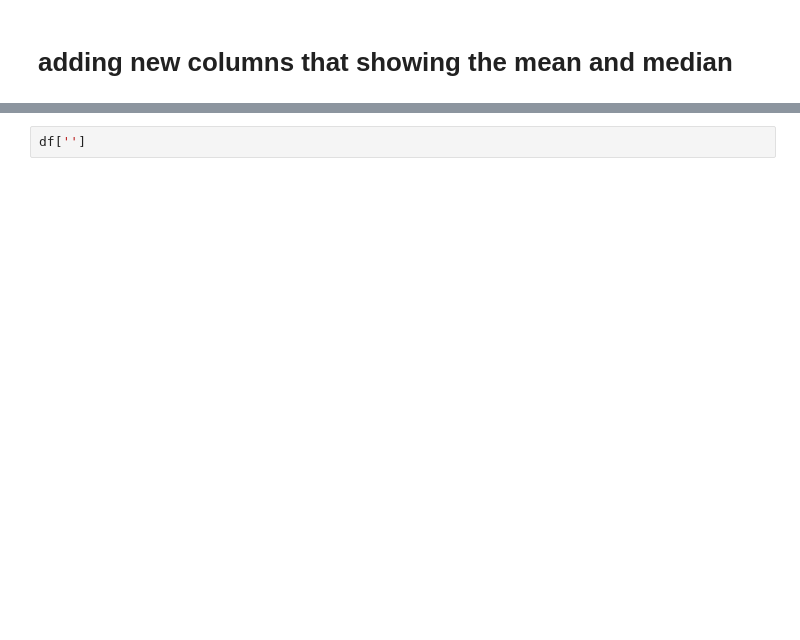
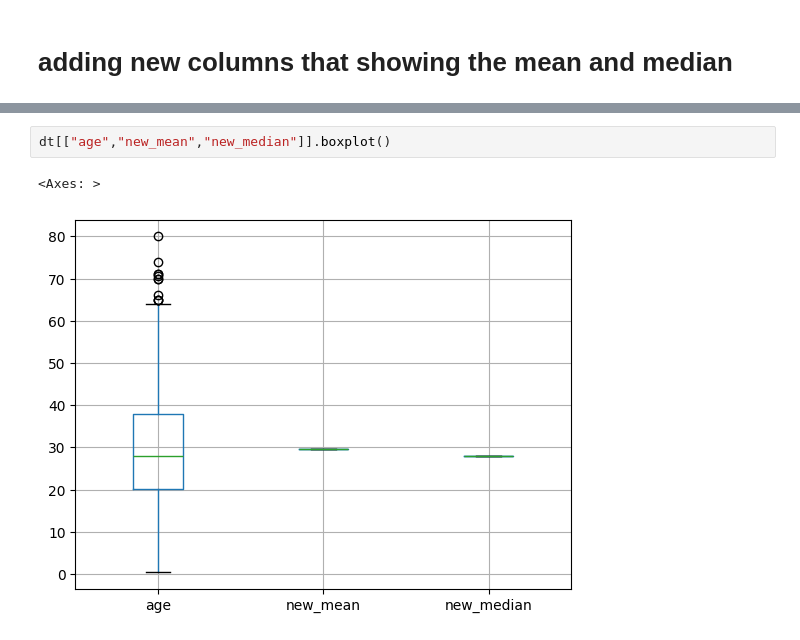
Before and after one commit to Yashshakya1/Data_Science_macbook, a Jupyter notebook: chocing programe/feature engin.ipynb, the cells around one changed output, grey strips where cells are left out. Drawn from its saved outputs; the diff is of its cells as text; blank space fills up the shorter version.

```diff
--- a/chocing programe/feature engin.ipynb
+++ b/chocing programe/feature engin.ipynb
@@ -224,2 +231,5 @@ plt.show()
 # %%
-df['']
+dt[["age","new_mean","new_median"]].boxplot()
+# %% [output]
+<Axes: >
+[figure, added]
```
Also changed, not shown: parts of 7 cells of this notebook.
